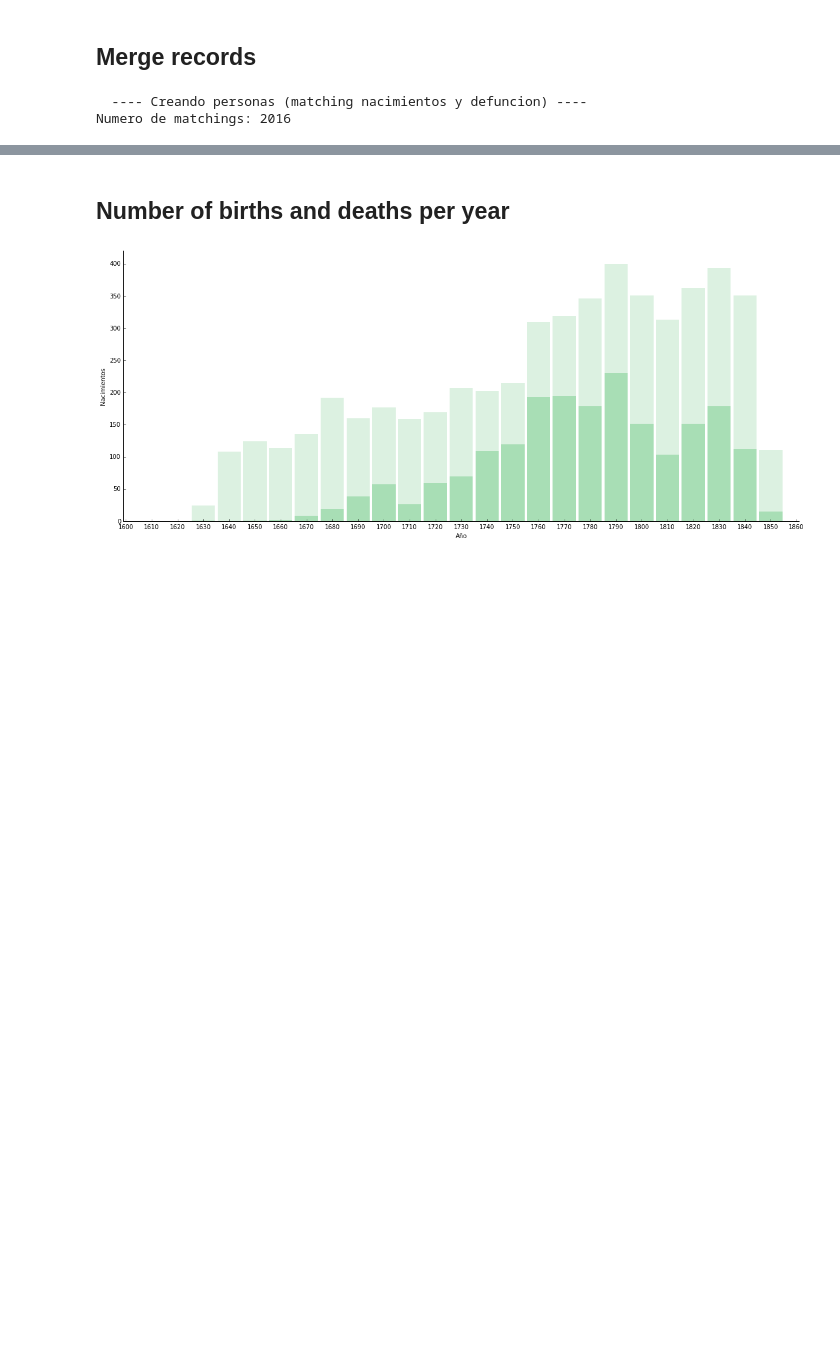
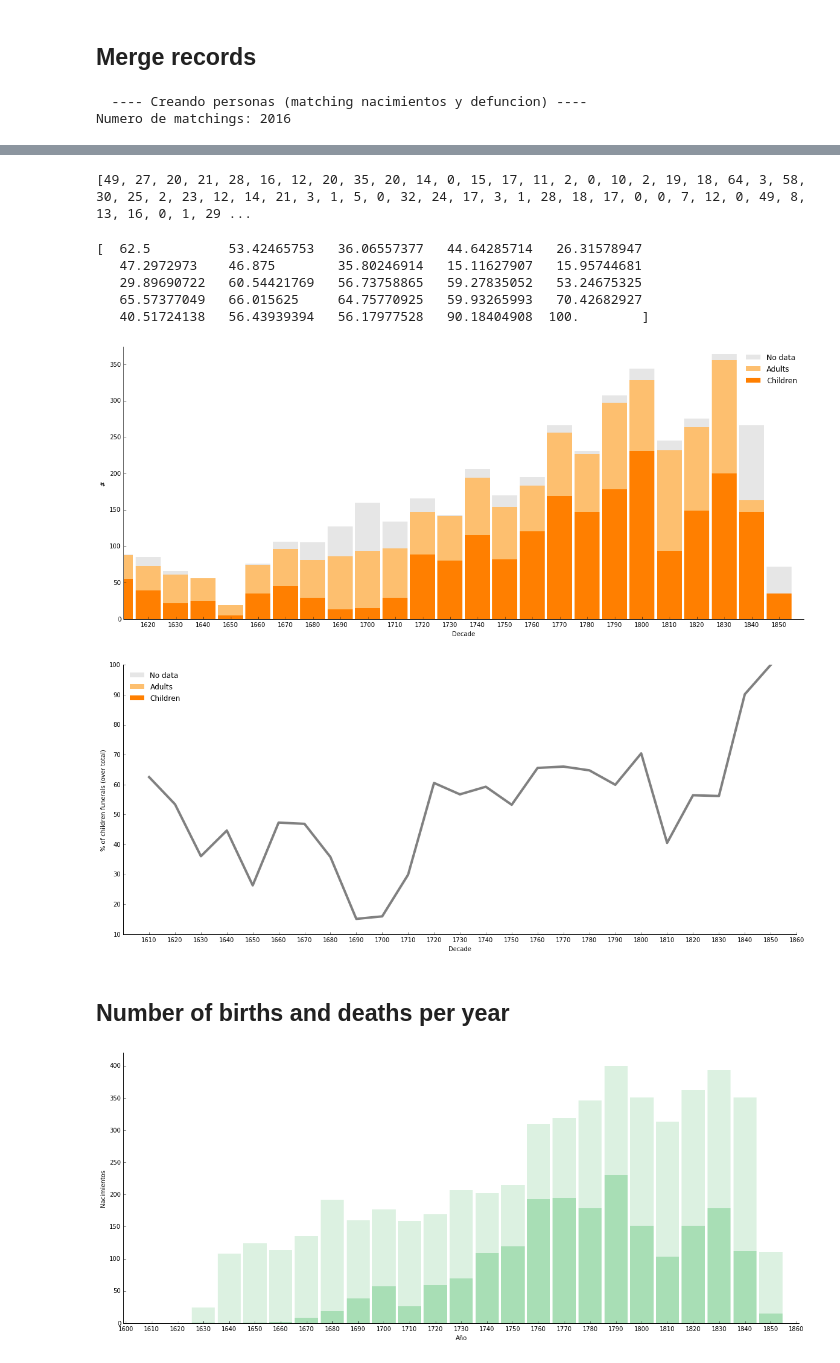
Before and after one commit to adriapr/demography-analysis2, a Jupyter notebook: analysis.ipynb, the cells around one changed output, grey strips where cells are left out. Saved outputs shown, nothing was run; the diff lists cells and outputs as text; code cells hidden in the pictures; blank space fills up the shorter version.

```diff
--- a/analysis.ipynb
+++ b/analysis.ipynb
@@ -373,2 +78,17 @@ Numero de matchings: 2016
+# %%
+print([n['edad'] for n in merged if n['edadTexto'] == ''])
+# %% [output]
+[49, 27, 20, 21, 28, 16, 12, 20, 35, 20, 14, 0, 15, 17, 11, 2, 0, 10, 2, 19, 18, 64, 3, 58, 30, 25, 2, 23, 12, 14, 21, 3, 1, 5, 0, 32, 24, 17, 3, 1, 28, 18, 17, 0, 0, 7, 12, 0, 49, 8, 13, 16, 0, 1, 29 ...
+# %%
+%run demographic_functions.py
+childMotality( defunciones )
+# %% [output]
+[  62.5          53.42465753   36.06557377   44.64285714   26.31578947
+   47.2972973    46.875        35.80246914   15.11627907   15.95744681
+   29.89690722   60.54421769   56.73758865   59.27835052   53.24675325
+   65.57377049   66.015625     64.75770925   59.93265993   70.42682927
+   40.51724138   56.43939394   56.17977528   90.18404908  100.        ]
+[figure, added]
+[figure, added]
 # %% [markdown]
 ## Number of births and deaths per year
```
Also changed, not shown: parts of 16 cells of this notebook, 1 other file.
